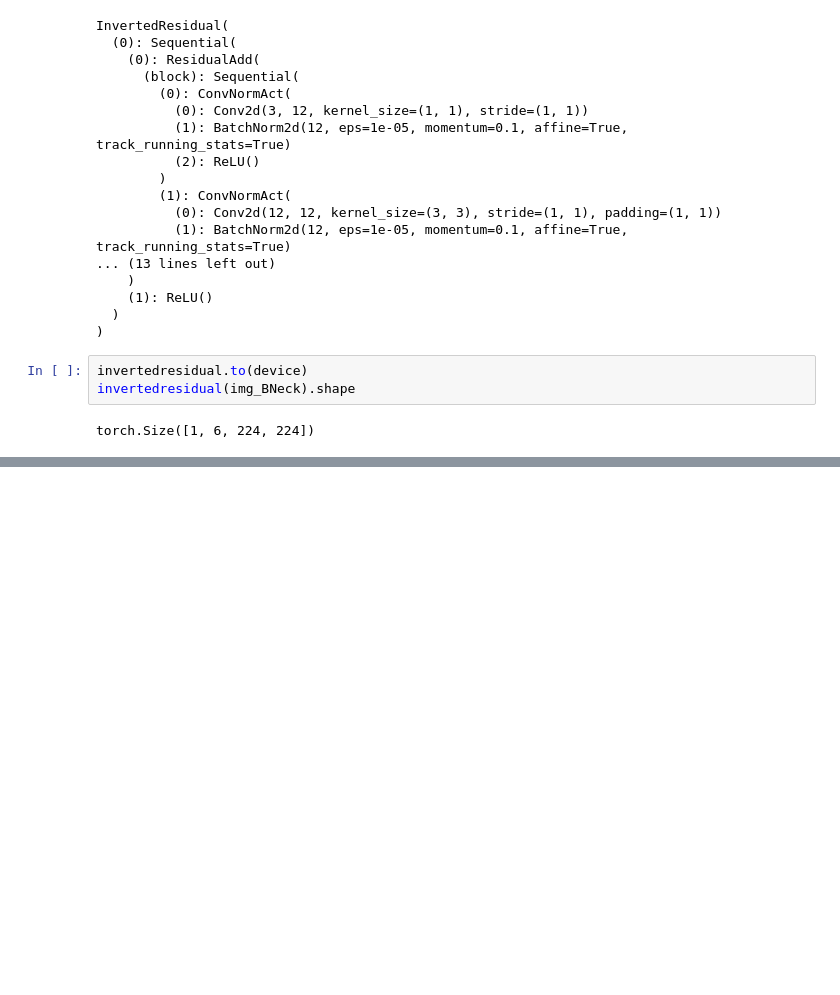
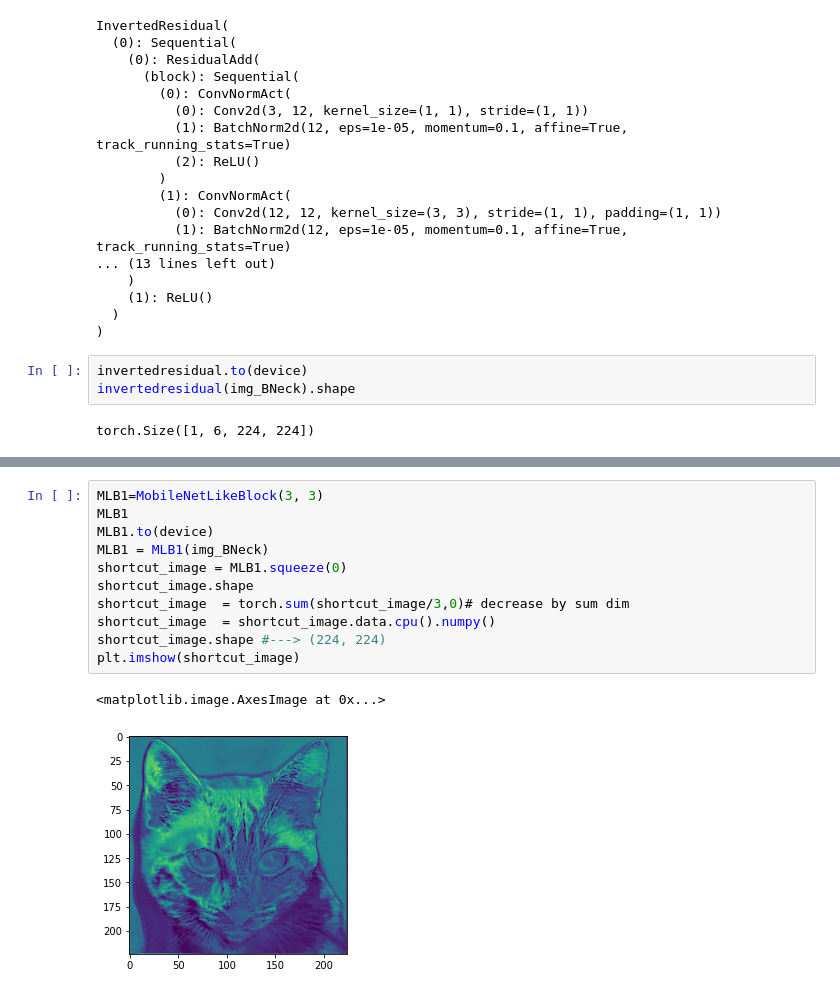
Before and after one commit to SAMashiyane/Residual_CNN_Explanation, a Jupyter notebook: Inverted_Residual.ipynb, the cells around one changed output, grey strips where cells are left out. Drawn from its saved outputs; the diff is of its cells as text; blank space fills up the shorter version.

```diff
--- a/Inverted_Residual.ipynb
+++ b/Inverted_Residual.ipynb
@@ -260,0 +287,14 @@ MobileNetLikeBlock(
+# %%
+MLB1=MobileNetLikeBlock(3, 3)
+MLB1
+MLB1.to(device)
+MLB1 = MLB1(img_BNeck)
+shortcut_image = MLB1.squeeze(0)
+shortcut_image.shape
+shortcut_image  = torch.sum(shortcut_image/3,0)# decrease by sum dim
+shortcut_image  = shortcut_image.data.cpu().numpy()
+shortcut_image.shape #---> (224, 224)
+plt.imshow(shortcut_image)
+# %% [output]
+<matplotlib.image.AxesImage at 0x...>
+[figure, added]
```
Also changed, not shown: parts of 7 cells of this notebook.
